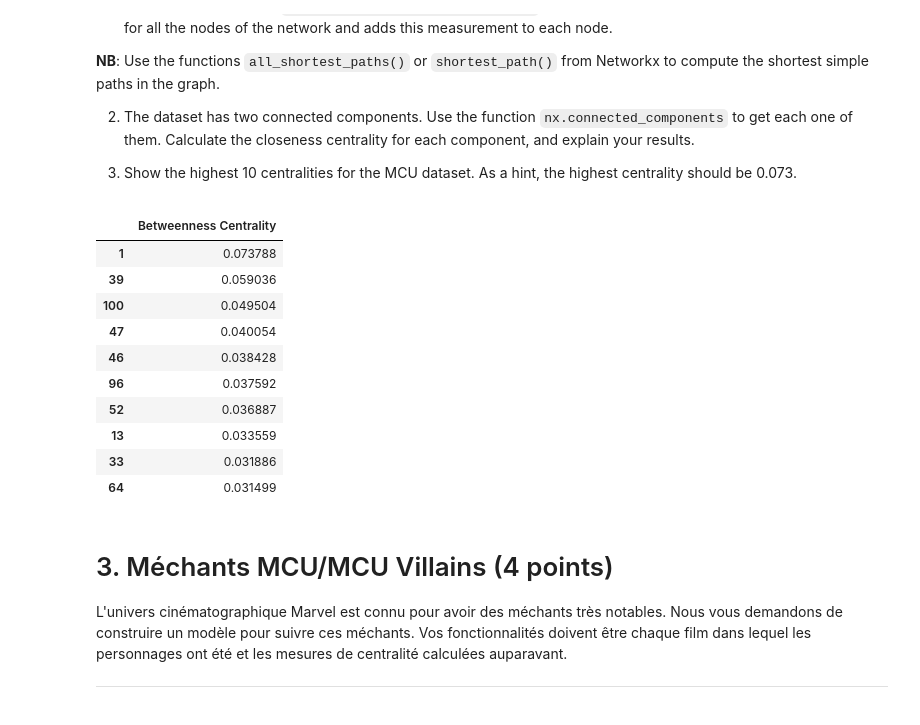
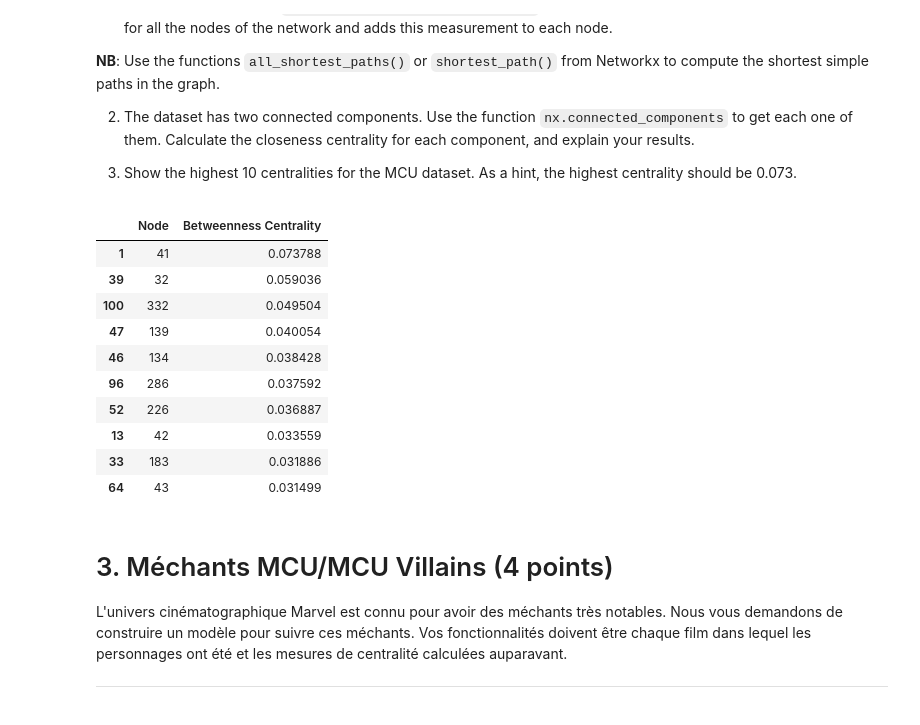
Before and after one commit to Depdx/INF8111---Fouille-de-donnees, a Jupyter notebook: tp2/TP2.ipynb, the cells around one changed output. Saved outputs shown, nothing was run; the diff lists cells and outputs as text; code cells hidden in the pictures.

```diff
--- a/tp2/TP2.ipynb
+++ b/tp2/TP2.ipynb
@@ -757,45 +767,44 @@ A final simple measure to find the importance of a node in a network is the betw
 
 3. Show the highest 10 centralities for the MCU dataset. As a hint, the highest centrality should be 0.073.
 # %%
-from math import factorial
 import pandas as pd
 import numpy as np
 from itertools import combinations
 from tqdm.autonotebook import tqdm
 
 def calculate_betweenness_centrality(social_network):
     ## TODO
 
     for connected_component in nx.connected_components(social_network):
         combination_n_2 = 0.5 * (len(connected_component) - 2) * (len(connected_component) - 1)
         shortest_paths = {}
         for i, j in tqdm(combinations(connected_component, 2), desc='Calculating shortest paths', total=(0.5 * (len(connected_component) - 1) * len(connected_component))):
             shortest_paths[(i, j)] = list(nx.all_shortest_paths(social_network, i, j))
         for i in tqdm(connected_component, desc='Calculating betweenness centrality', total=len(connected_component)):
             total_f_j_k = 0
             other_nodes = [node for node in connected_component if node != i]
             for j, k in combinations(other_nodes, 2):
                 if j < k:
                     f_j_k = np.mean([1 if i in path else 0 for path in shortest_paths[(j, k)]])
                     total_f_j_k += f_j_k
             social_network.nodes[i]['centrality_betweenness'] = total_f_j_k / combination_n_2
-    return [social_network.nodes[node]['centrality_betweenness'] for node in social_network.nodes()]
+    return {node:social_network.nodes[node]['centrality_betweenness'] for node in social_network.nodes()}
 
 betweenness = calculate_betweenness_centrality(network)
-df = pd.DataFrame(betweenness, columns=['Betweenness Centrality'])
+df = pd.DataFrame(betweenness.items(), columns=['Node', 'Betweenness Centrality'])
 df.nlargest(10, 'Betweenness Centrality')
 # %% [output]
-|  | Betweenness Centrality |
-| 1 | 0.073788 |
-| 39 | 0.059036 |
-| 100 | 0.049504 |
-| 47 | 0.040054 |
-| 46 | 0.038428 |
-| 96 | 0.037592 |
-| 52 | 0.036887 |
-| 13 | 0.033559 |
-| 33 | 0.031886 |
-| 64 | 0.031499 |
+|  | Node | Betweenness Centrality |
+| 1 | 41 | 0.073788 |
+| 39 | 32 | 0.059036 |
+| 100 | 332 | 0.049504 |
+| 47 | 139 | 0.040054 |
+| 46 | 134 | 0.038428 |
+| 96 | 286 | 0.037592 |
+| 52 | 226 | 0.036887 |
+| 13 | 42 | 0.033559 |
+| 33 | 183 | 0.031886 |
+| 64 | 43 | 0.031499 |
 # %% [markdown]
 # 3. Méchants MCU/MCU Villains (4 points)
 
```
Also changed, not shown: parts of 11 cells of this notebook.
